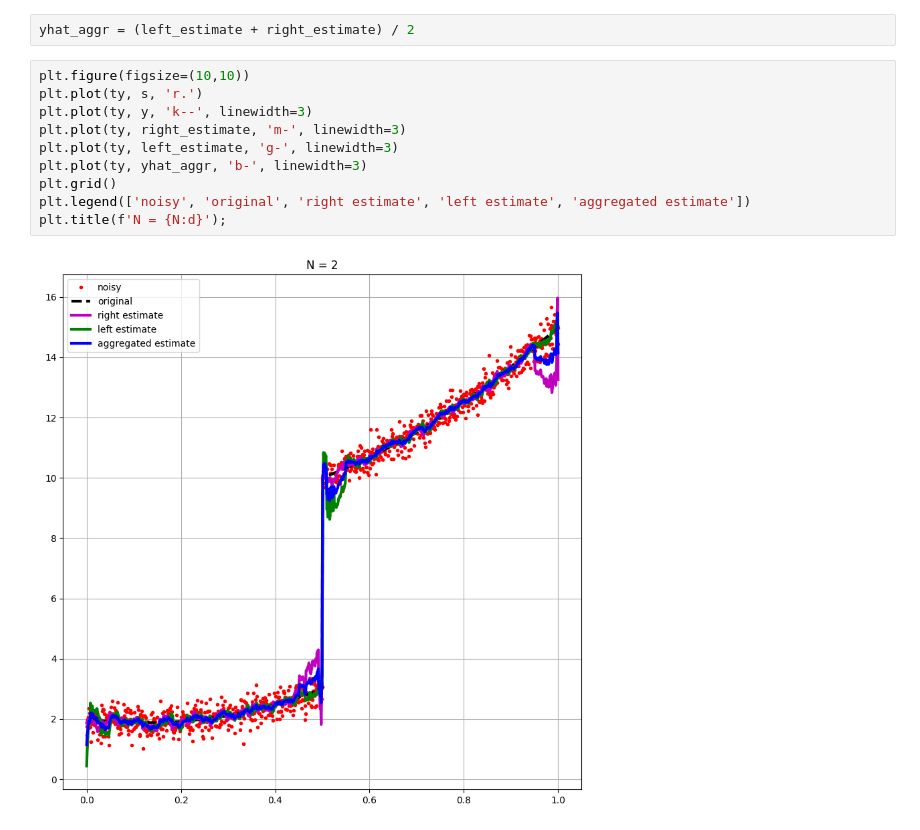
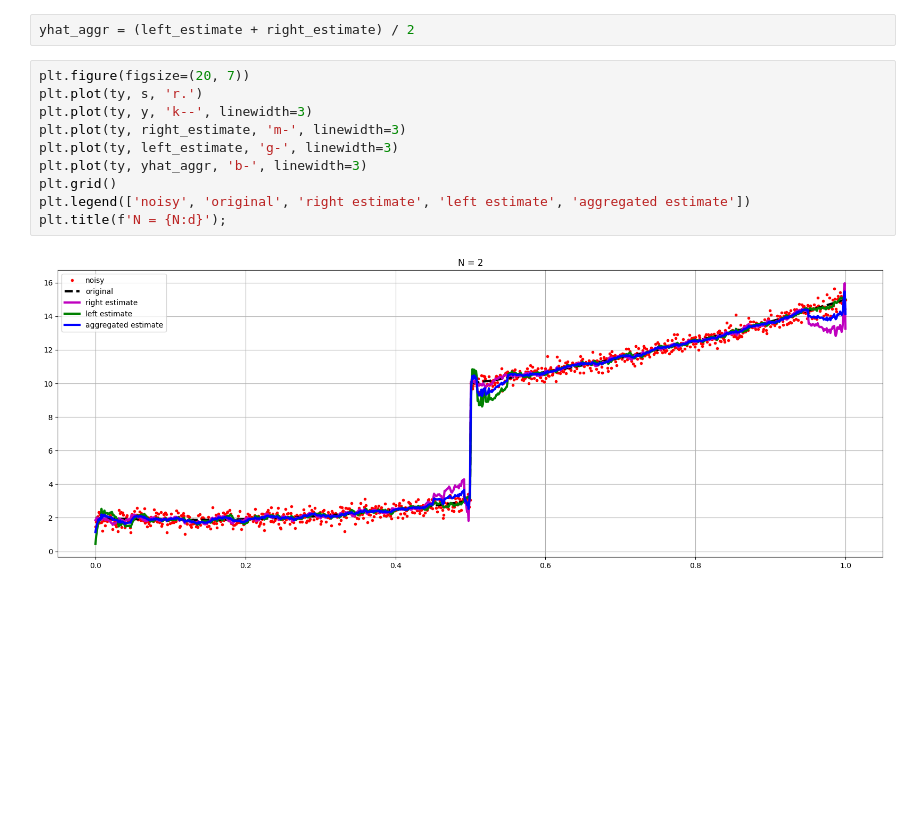
Before and after one commit to Ax-Time/m3ip-homework, a Jupyter notebook: labs/lez_21_LPA_ICI.ipynb, the cells around one changed output. Cells and saved outputs as stored; diff of their text form; blank space fills up the shorter version.

```diff
--- a/labs/lez_21_LPA_ICI.ipynb
+++ b/labs/lez_21_LPA_ICI.ipynb
@@ -116,14 +116,14 @@ Perform the aggregation
 # %%
 yhat_aggr = (left_estimate + right_estimate) / 2
 # %%
-plt.figure(figsize=(10,10))
+plt.figure(figsize=(20, 7))
 plt.plot(ty, s, 'r.')
 plt.plot(ty, y, 'k--', linewidth=3)
 plt.plot(ty, right_estimate, 'm-', linewidth=3)
 plt.plot(ty, left_estimate, 'g-', linewidth=3)
 plt.plot(ty, yhat_aggr, 'b-', linewidth=3)
 plt.grid()
 plt.legend(['noisy', 'original', 'right estimate', 'left estimate', 'aggregated estimate'])
 plt.title(f'N = {N:d}');
 # %% [output]
-[figure, old version]
+[figure, new version]
```
Also changed, not shown: 9 other files.
